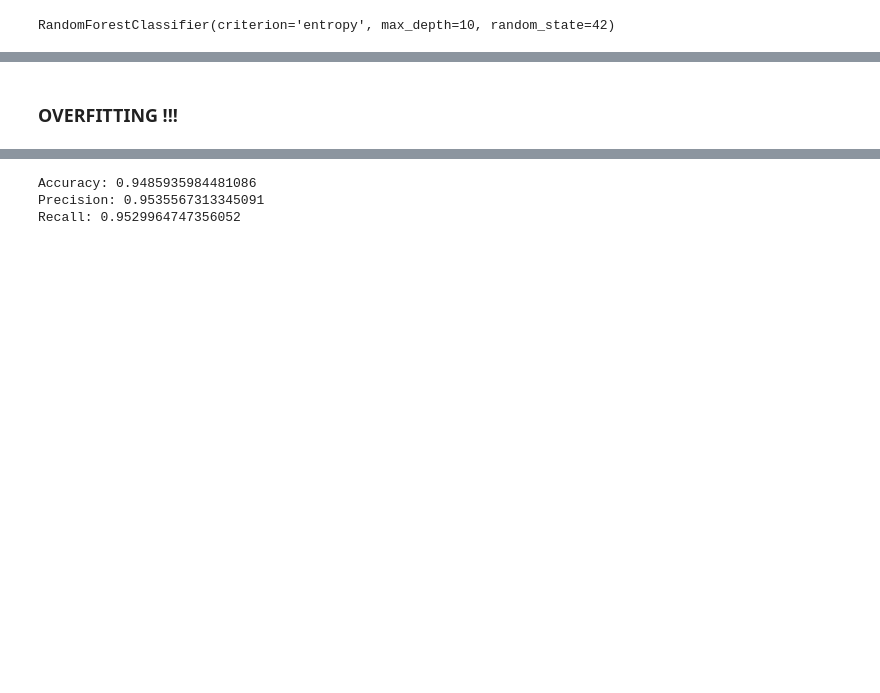
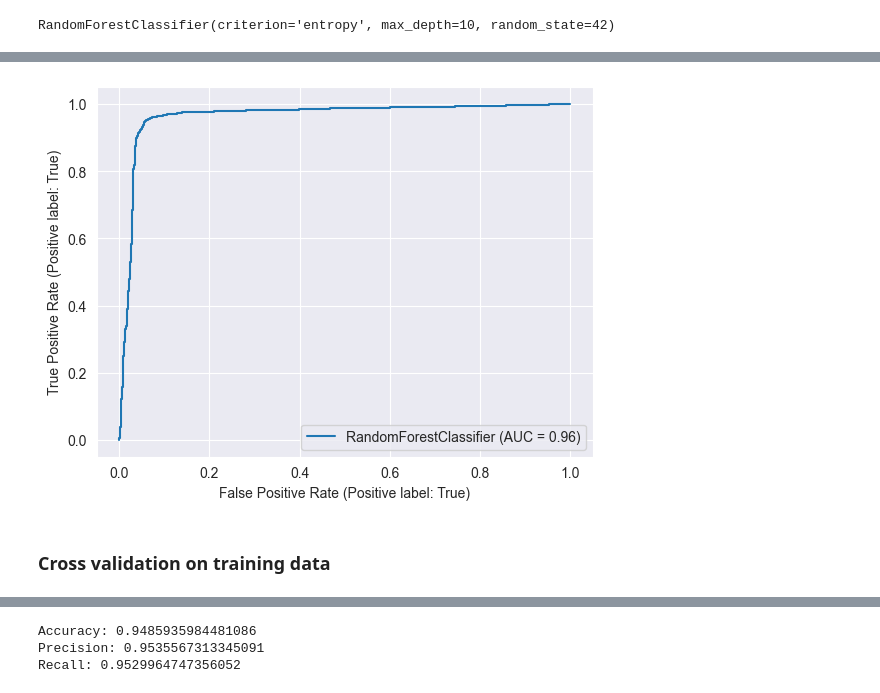
Before and after one commit to drizzle021/IAU_zadanie, a Jupyter notebook: Abraham_Levardy_IAU-faza_2.ipynb, the cells around one changed output, grey strips where cells are left out. Saved outputs shown, nothing was run; the diff lists cells and outputs as text; code cells hidden in the pictures; blank space fills up the shorter version.

```diff
--- a/Abraham_Levardy_IAU-faza_2.ipynb
+++ b/Abraham_Levardy_IAU-faza_2.ipynb
@@ -1179,6 +1213,11 @@ print(classification_report(by,predicted))
 weighted avg       0.95      0.95      0.95      3093
-# %% [markdown]
-### OVERFITTING !!!
+# %%
+rfc = RocCurveDisplay.from_estimator(best_est, bX, by)
+plt.show()
+# %% [output]
+[figure, added]
+# %% [markdown]
+### Cross validation on training data
 # %%
 scores = cross_val_score(best_est, aX, ay, cv=5)
 scores
```
Also changed, not shown: parts of 92 cells of this notebook.
